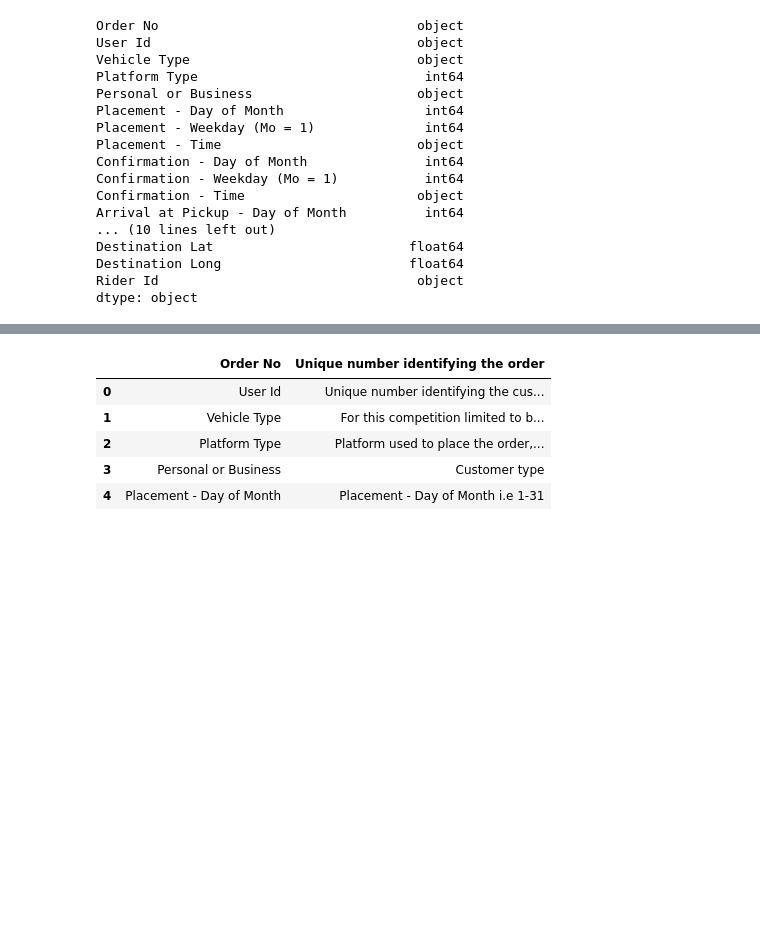
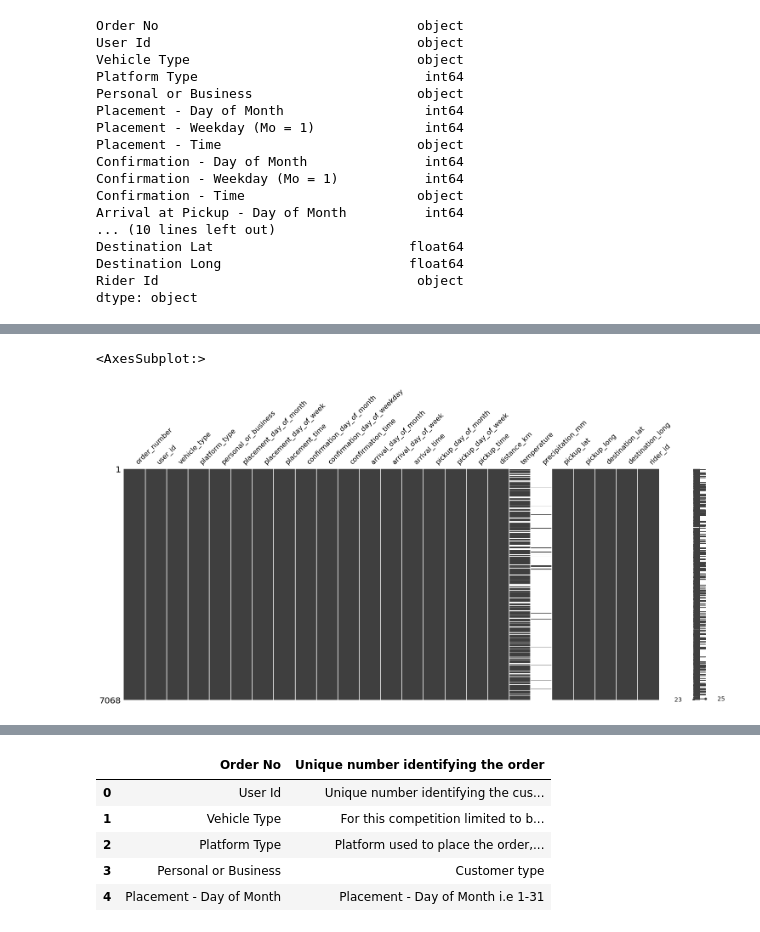
Before and after one commit to jeremylee73/ix-sendy-logistics, a Jupyter notebook: sendy-logistics.ipynb, the cells around one changed output, grey strips where cells are left out. Cells and saved outputs as stored; diff of their text form; code cells hidden in the pictures; blank space fills up the shorter version.

```diff
--- a/sendy-logistics.ipynb
+++ b/sendy-logistics.ipynb
@@ -85,4 +101,4 @@ rename['Destination Lat'] = 'destination_lat'
 rename['Destination Long'] = 'destination_long'
 rename['Rider Id'] = 'rider_id'
 
-test.rename(rename,  axis='columns')
+test = test.rename(rename,  axis='columns')
@@ -102,0 +105,11 @@ test.rename(rename,  axis='columns')
+# %%
+test = test.astype({"vehicle_type": "category", "personal_or_business": "category"})
+# %%
+test["order_number"] = test["order_number"].str.replace("Order_No_", "").astype(int)
+test["user_id"] = test["user_id"].str.replace("User_Id_", "").astype(int)
+test["rider_id"] = test["rider_id"].str.replace("Rider_Id_", "").astype(int)
+# %%
+msno.matrix(test)
+# %% [output]
+<AxesSubplot:>
+[figure, added]
```
Also changed, not shown: parts of 4 cells of this notebook.
